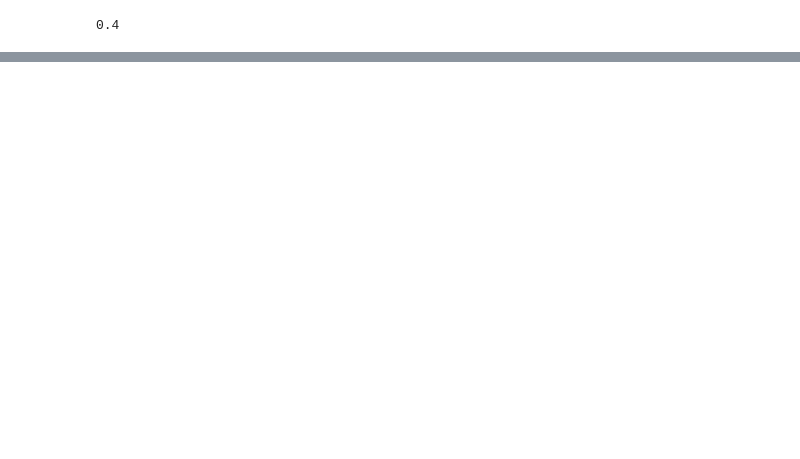
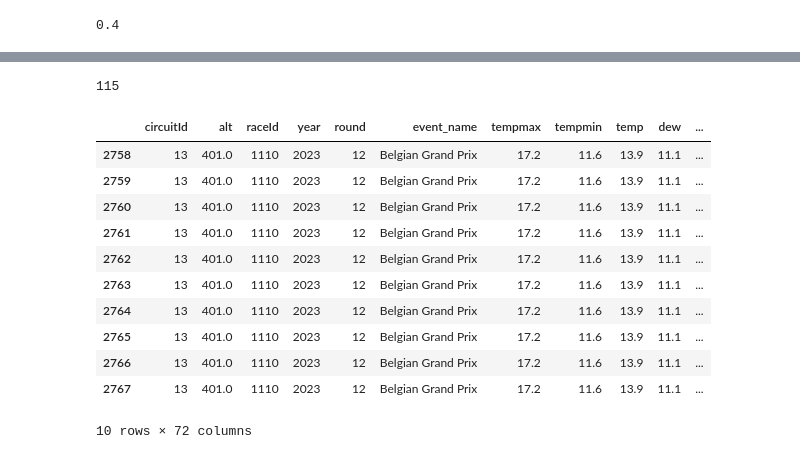
Before and after one commit to Yoshi234/f1-fanatasy-analysis, a Jupyter notebook: code/modeling/nick_learning.ipynb, the cells around one changed output, grey strips where cells are left out. Cells and saved outputs as stored; diff of their text form; code cells hidden in the pictures; blank space fills up the shorter version.

```diff
--- a/code/modeling/nick_learning.ipynb
+++ b/code/modeling/nick_learning.ipynb
@@ -1041,3 +875,25 @@ def models_by_window_2(start_yr, start_r, n):
             # Find accuracy and f1 score
 
         # take average accuracy and f1 score for window size and add to a dataframe
+# %%
+#num_races = len(pd.read_feather("../../data/clean_model_data.feather")['raceId'].unique())
+num_races = pd.read_feather("../../data/clean_model_data.feather")
+len(num_races[num_races['year'] >= 2018]['raceId'].unique())
+# %% [output]
+115
+# %%
+pd.read_feather("../../data/clean_model_data.feather").sort_values(by=['year', 'round'])[-10::]
+# so the data goes until 2023 round 12
+# %% [output]
+|  | circuitId | alt | raceId | year | round | event_name | tempmax | tempmin | temp | dew | ... |
+| 2758 | 13 | 401.0 | 1110 | 2023 | 12 | Belgian Grand Prix | 17.2 | 11.6 | 13.9 | 11.1 | ... |
+| 2759 | 13 | 401.0 | 1110 | 2023 | 12 | Belgian Grand Prix | 17.2 | 11.6 | 13.9 | 11.1 | ... |
+| 2760 | 13 | 401.0 | 1110 | 2023 | 12 | Belgian Grand Prix | 17.2 | 11.6 | 13.9 | 11.1 | ... |
+| 2761 | 13 | 401.0 | 1110 | 2023 | 12 | Belgian Grand Prix | 17.2 | 11.6 | 13.9 | 11.1 | ... |
+| 2762 | 13 | 401.0 | 1110 | 2023 | 12 | Belgian Grand Prix | 17.2 | 11.6 | 13.9 | 11.1 | ... |
+| 2763 | 13 | 401.0 | 1110 | 2023 | 12 | Belgian Grand Prix | 17.2 | 11.6 | 13.9 | 11.1 | ... |
+| 2764 | 13 | 401.0 | 1110 | 2023 | 12 | Belgian Grand Prix | 17.2 | 11.6 | 13.9 | 11.1 | ... |
+| 2765 | 13 | 401.0 | 1110 | 2023 | 12 | Belgian Grand Prix | 17.2 | 11.6 | 13.9 | 11.1 | ... |
+| 2766 | 13 | 401.0 | 1110 | 2023 | 12 | Belgian Grand Prix | 17.2 | 11.6 | 13.9 | 11.1 | ... |
+| 2767 | 13 | 401.0 | 1110 | 2023 | 12 | Belgian Grand Prix | 17.2 | 11.6 | 13.9 | 11.1 | ... |
+10 rows × 72 columns
```
Also changed, not shown: parts of 22 cells of this notebook.
